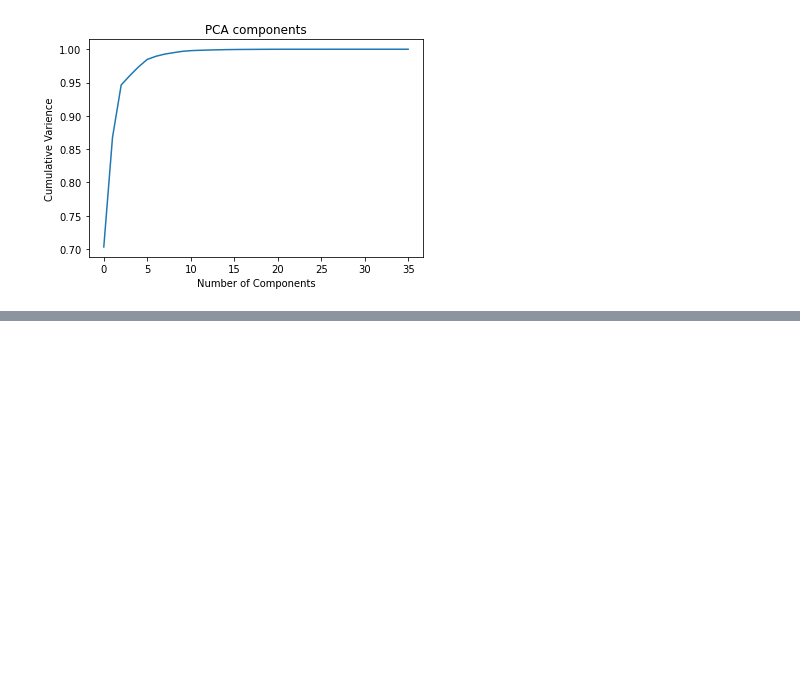
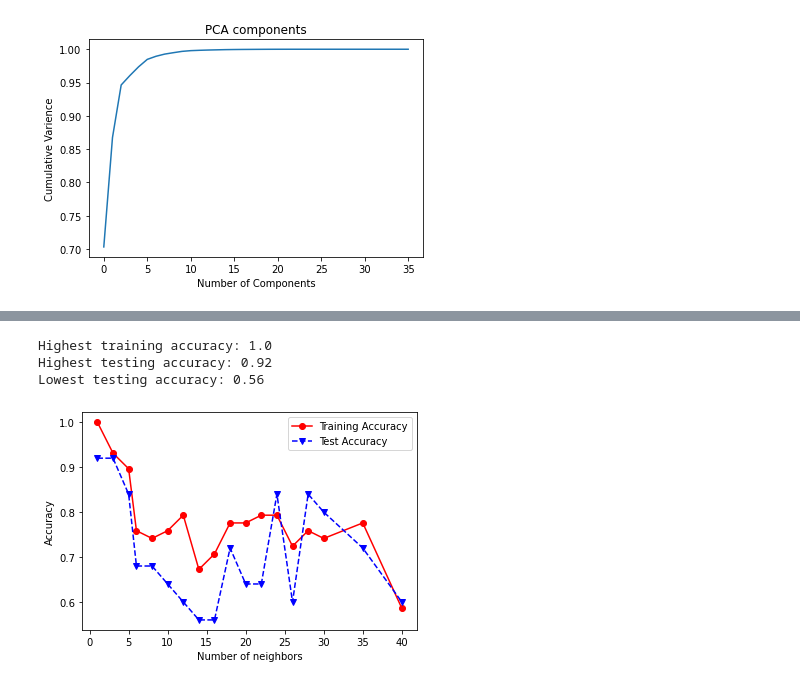
Before and after one commit to goldslime123/csc3005-DA, a Jupyter notebook: MeterA.ipynb, the cells around one changed output, grey strips where cells are left out. Drawn from its saved outputs; the diff is of its cells as text; code cells hidden in the pictures; blank space fills up the shorter version.

```diff
--- a/MeterA.ipynb
+++ b/MeterA.ipynb
@@ -221,0 +274,26 @@ For the training use the raw data
+# %%
+from sklearn.metrics import accuracy_score
+numNeighbors = [1,3,5,6,8,10,12,14,16,18,20,22,24,26,28,30,35,40]#1, 5, 10, 15, 20, 25, 30
+trainAcc = []
+testAcc = []
+
+for k in numNeighbors:
+    clf1 = KNeighborsClassifier(n_neighbors=k, metric='minkowski', p=2)
+    clf1.fit(x_train, y_train)
+    Y_predTrain = clf1.predict(x_train)
+    Y_predTest = clf1.predict(x_test)
+    trainAcc.append(accuracy_score(y_train, Y_predTrain))
+    testAcc.append(accuracy_score(y_test, Y_predTest))
+
+plt.plot(numNeighbors, trainAcc, 'ro-', numNeighbors, testAcc,'bv--')
+plt.legend(['Training Accuracy','Test Accuracy'])
+plt.xlabel('Number of neighbors')
+plt.ylabel('Accuracy')
+print("Highest training accuracy:", max(trainAcc))
+print("Highest testing accuracy:", max(testAcc))
+print("Lowest testing accuracy:", min(testAcc))
+# %% [output]
+Highest training accuracy: 1.0
+Highest testing accuracy: 0.92
+Lowest testing accuracy: 0.56
+[figure, added]
```
Also changed, not shown: parts of 38 cells of this notebook.
